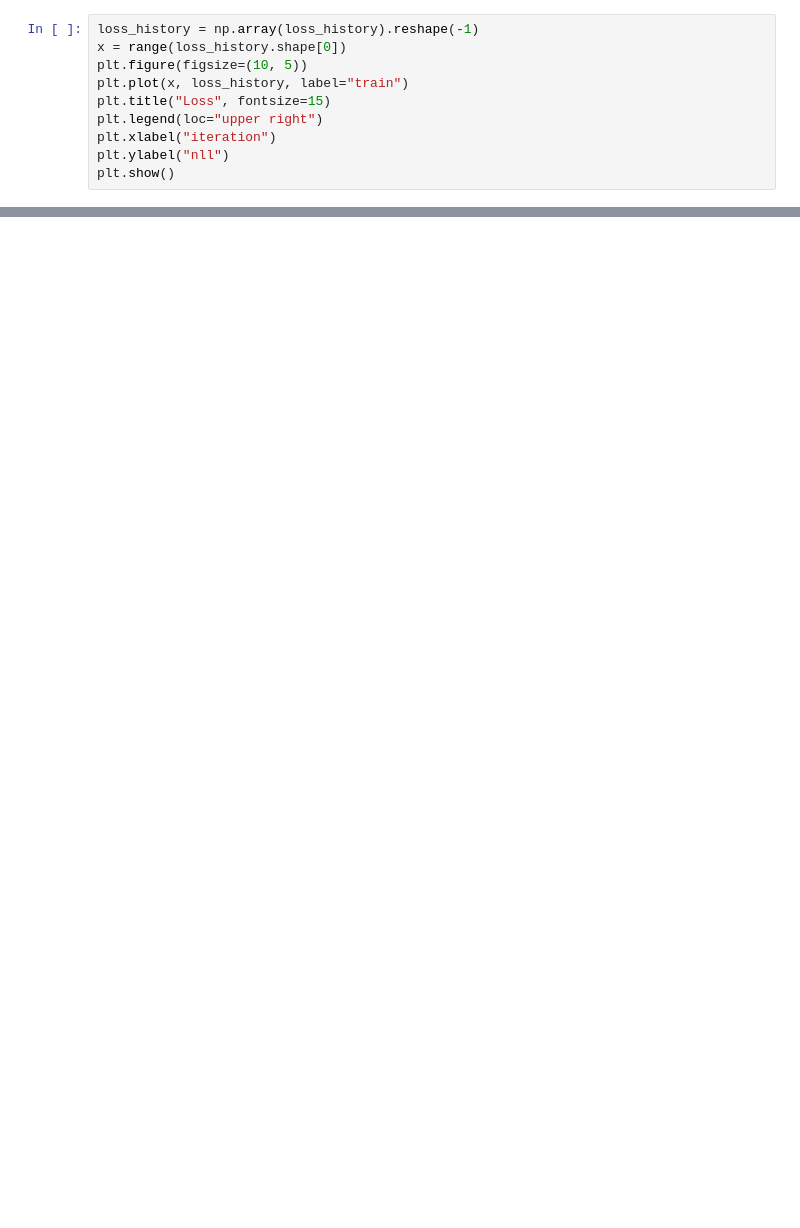
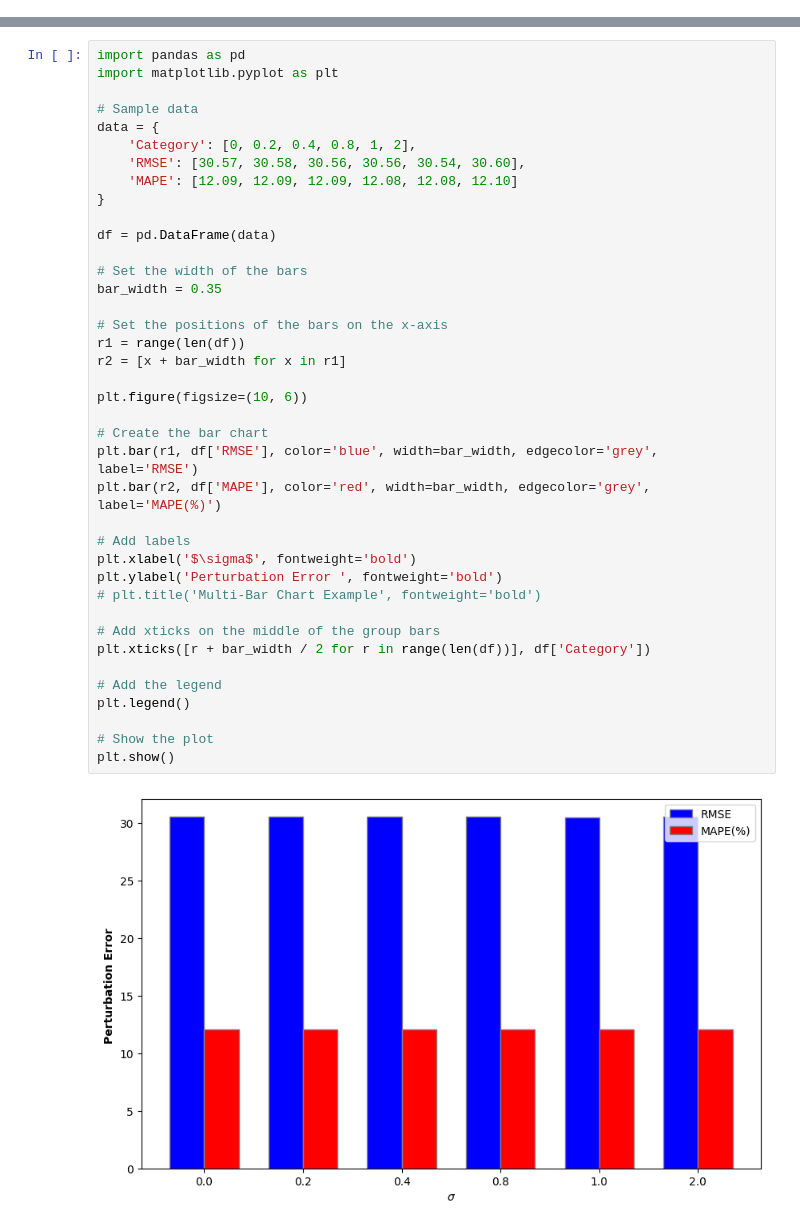
Before and after one commit to Nicols0Mart/lag-llama-distillation, a Jupyter notebook: uuu.ipynb, the cells around one changed output, grey strips where cells are left out. Drawn from its saved outputs; the diff is of its cells as text; blank space fills up the shorter version.

```diff
--- a/uuu.ipynb
+++ b/uuu.ipynb
@@ -826,10 +0,0 @@ Loss: 2033.5118408203125
-# %%
-loss_history = np.array(loss_history).reshape(-1)
-x = range(loss_history.shape[0])
-plt.figure(figsize=(10, 5))
-plt.plot(x, loss_history, label="train")
-plt.title("Loss", fontsize=15)
-plt.legend(loc="upper right")
-plt.xlabel("iteration")
-plt.ylabel("nll")
-plt.show()
@@ -1098,0 +40,41 @@ dataset_04.train
+# %%
+import pandas as pd
+import matplotlib.pyplot as plt
+
+# Sample data
+data = {
+    'Category': [0, 0.2, 0.4, 0.8, 1, 2],
+    'RMSE': [30.57, 30.58, 30.56, 30.56, 30.54, 30.60],
+    'MAPE': [12.09, 12.09, 12.09, 12.08, 12.08, 12.10]
+}
+
+df = pd.DataFrame(data)
+
+# Set the width of the bars
+bar_width = 0.35
+
+# Set the positions of the bars on the x-axis
+r1 = range(len(df))
+r2 = [x + bar_width for x in r1]
+
+plt.figure(figsize=(10, 6))
+
+# Create the bar chart
+plt.bar(r1, df['RMSE'], color='blue', width=bar_width, edgecolor='grey', label='RMSE')
+plt.bar(r2, df['MAPE'], color='red', width=bar_width, edgecolor='grey', label='MAPE(%)')
+
+# Add labels
+plt.xlabel('$\sigma$', fontweight='bold')
+plt.ylabel('Perturbation Error ', fontweight='bold')
+# plt.title('Multi-Bar Chart Example', fontweight='bold')
+
+# Add xticks on the middle of the group bars
+plt.xticks([r + bar_width / 2 for r in range(len(df))], df['Category'])
+
+# Add the legend
+plt.legend()
+
+# Show the plot
+plt.show()
+# %% [output]
+[figure, added]
```
Also changed, not shown: parts of 68 cells of this notebook, 17 other files.
